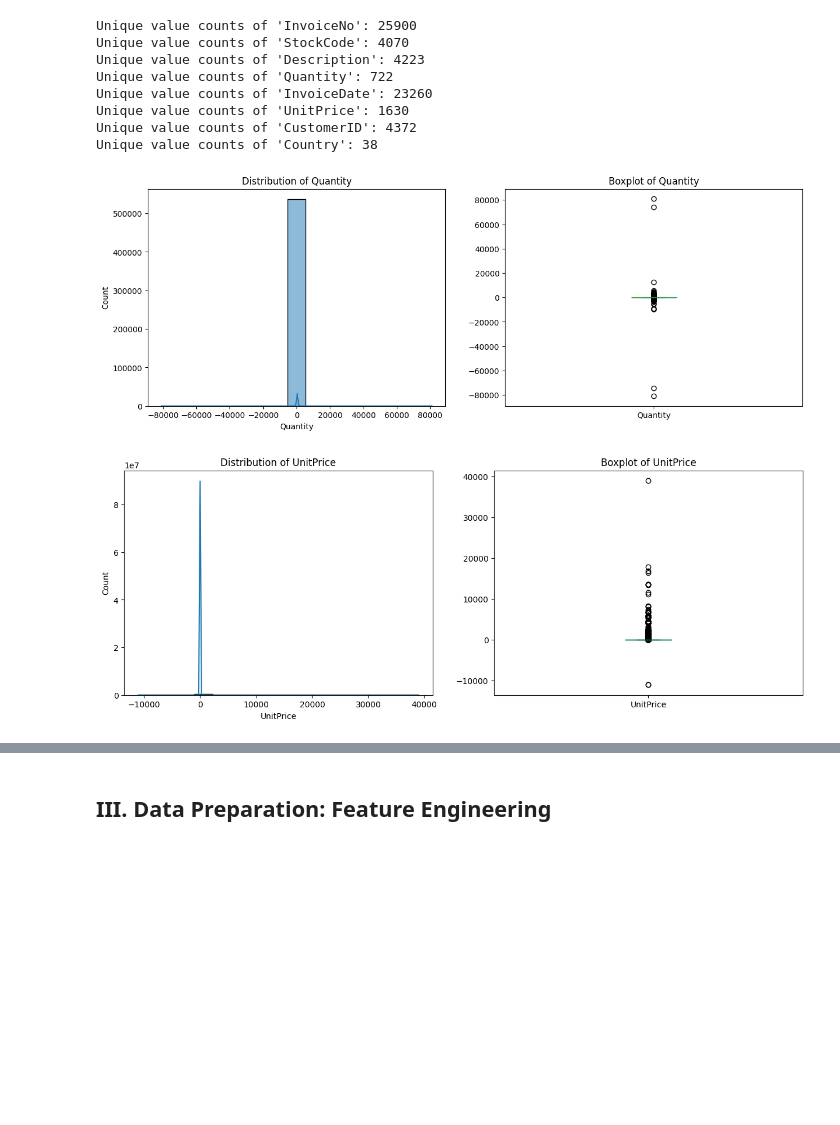
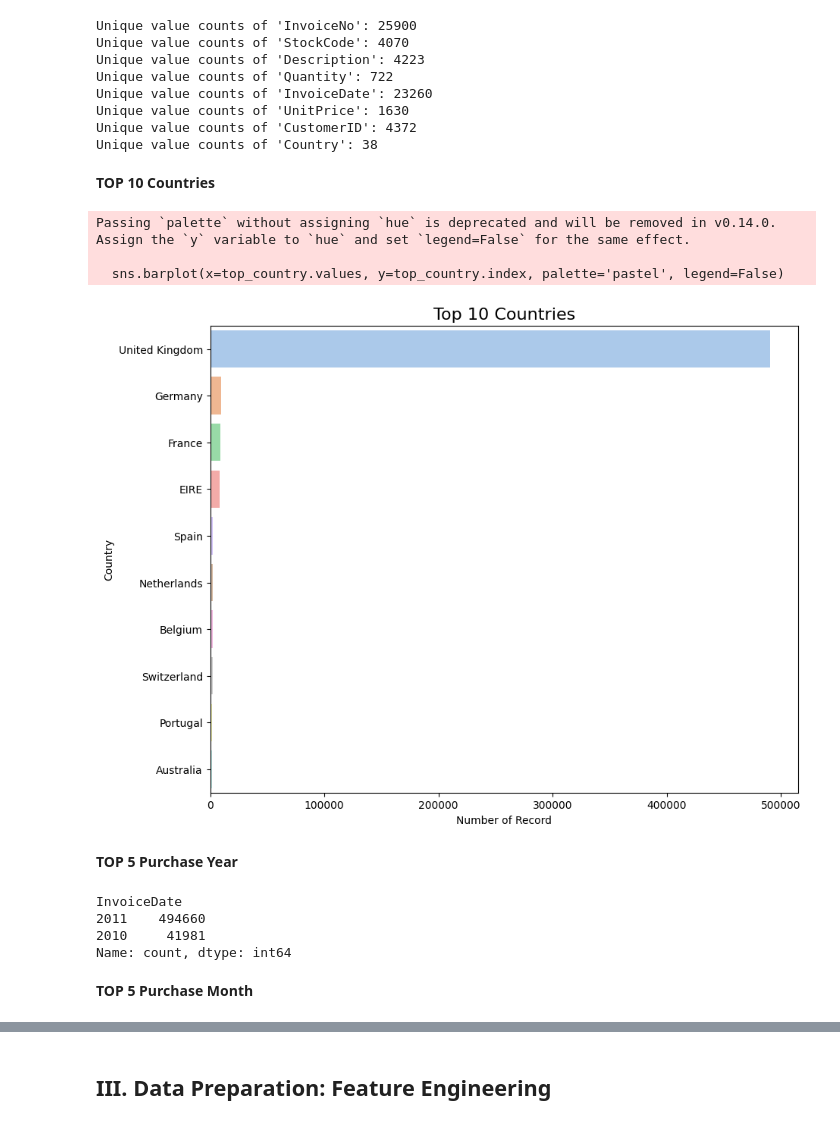
Before and after one commit to ymo98/customer-segmentation, a Jupyter notebook: customer-segmentation.ipynb, the cells around one changed output, grey strips where cells are left out. Saved outputs shown, nothing was run; the diff lists cells and outputs as text; code cells hidden in the pictures; blank space fills up the shorter version.

```diff
--- a/customer-segmentation.ipynb
+++ b/customer-segmentation.ipynb
@@ -130,24 +132,31 @@ Unique value counts of 'InvoiceDate': 23260
 Unique value counts of 'UnitPrice': 1630
 Unique value counts of 'CustomerID': 4372
 Unique value counts of 'Country': 38
-# %%
-for col in ['Quantity', 'UnitPrice']:
-    # Create canvas
-    plt.figure(figsize=(15,5))
-
-    # Plot histogram
-    plt.subplot(1,2,1)
-    sns.histplot(df_ori[col], kde=True, bins=15)
-    plt.title(f'Distribution of {col}')
-    plt.xlabel(f'{col}')
-
-    # Plot boxplot
-    plt.subplot(1,2,2)
-    df_ori[col].plot(kind='box')
-    plt.title(f'Boxplot of {col}')
-
-    # Show
-    plt.show()
-# %% [output]
-[figure, removed]
-[figure, removed]
+# %% [markdown]
+**TOP 10 Countries**
+# %%
+top_country = df_ori['Country'].value_counts().head(10)
+# %%
+plt.figure(figsize=(10, 8))
+sns.barplot(x=top_country.values, y=top_country.index, palette='pastel', legend=False)
+plt.title("Top 10 Countries", fontsize=16)
+plt.xlabel("Number of Record")
+plt.ylabel("Country")
+plt.show()
+# %% [output]
+Passing `palette` without assigning `hue` is deprecated and will be removed in v0.14.0. Assign the `y` variable to `hue` and set `legend=False` for the same effect.
+
+  sns.barplot(x=top_country.values, y=top_country.index, palette='pastel', legend=False)
+[figure, added]
+# %% [markdown]
+**TOP 5 Purchase Year**
+# %%
+top_year = df_ori['InvoiceDate'].dt.year.value_counts().head(10)
+top_year
+# %% [output]
+InvoiceDate
+2011    494660
+2010     41981
+Name: count, dtype: int64
+# %% [markdown]
+**TOP 5 Purchase Month**
```
Also changed, not shown: parts of 12 cells of this notebook.
